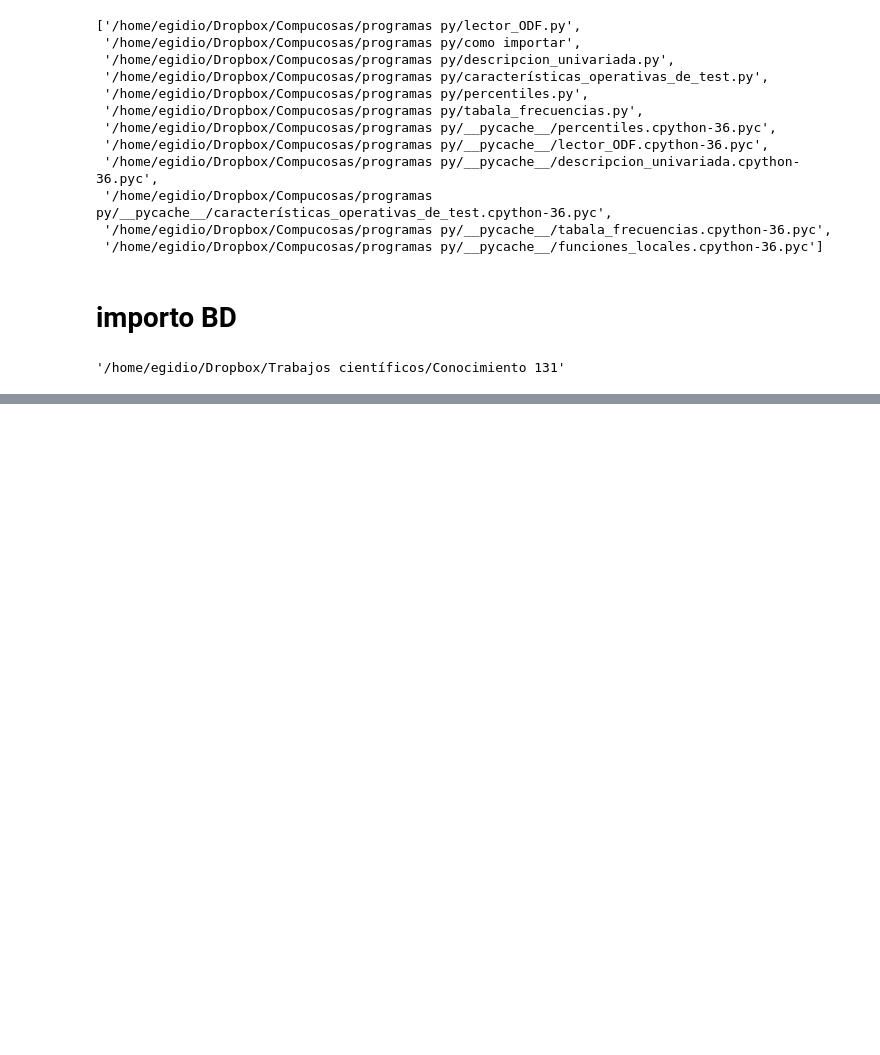
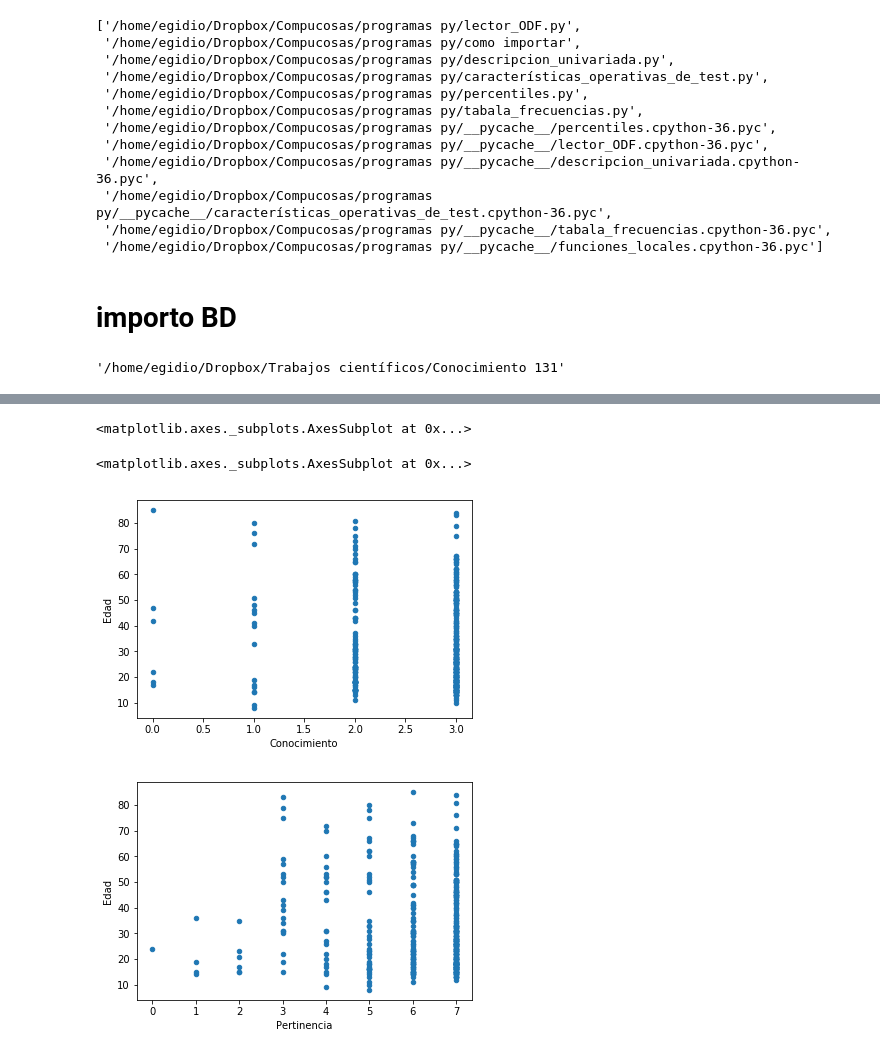
Before and after one commit to superegi/conocimiento131, a Jupyter notebook: Conocimiento 131.ipynb, the cells around one changed output, grey strips where cells are left out. Drawn from its saved outputs; the diff is of its cells as text; code cells hidden in the pictures; blank space fills up the shorter version.

```diff
--- a/Conocimiento 131.ipynb
+++ b/Conocimiento 131.ipynb
@@ -295,0 +265,8 @@ db2.groupby('Nacionalidad').count()
+# %%
+BD.plot(kind='scatter', x='Conocimiento', y='Edad')
+BD.plot(kind='scatter', x='Pertinencia', y='Edad')
+# %% [output]
+<matplotlib.axes._subplots.AxesSubplot at 0x...>
+<matplotlib.axes._subplots.AxesSubplot at 0x...>
+[figure, added]
+[figure, added]
```
Also changed, not shown: parts of 36 cells of this notebook.
